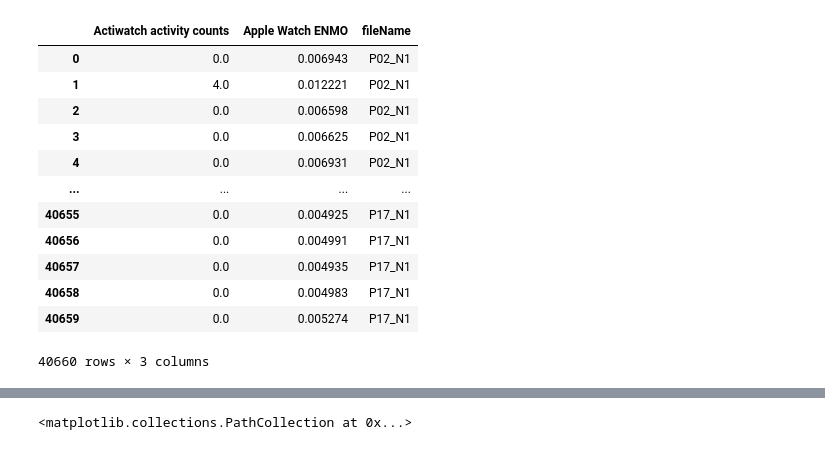
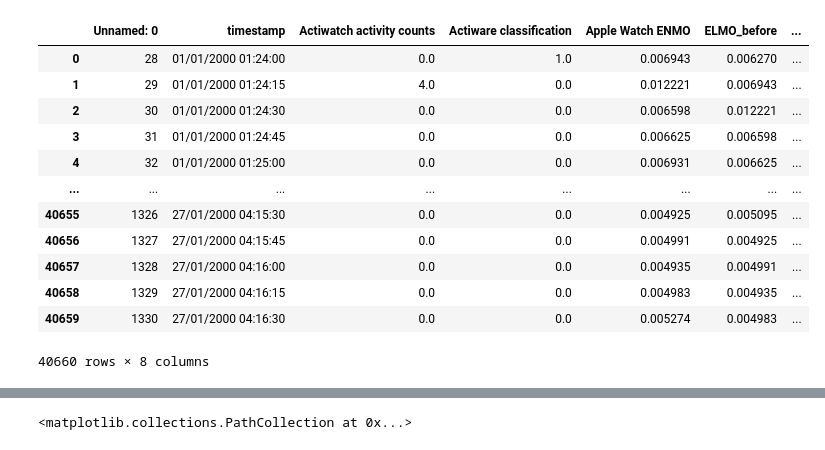
Before and after one commit to nishisandali/IFN646_Project, a Jupyter notebook: alice_work.ipynb, the cells around one changed output, grey strips where cells are left out. Drawn from its saved outputs; the diff is of its cells as text; code cells hidden in the pictures.

```diff
--- a/alice_work.ipynb
+++ b/alice_work.ipynb
@@ -19,22 +19,22 @@ sns.set_theme(style='darkgrid')
 import warnings
 warnings.filterwarnings('ignore')
 # %%
-df_raw = pd.read_csv('derived_data/combined_dataset_2_filter.csv')
-df = df_raw[['Actiwatch activity counts', 'Apple Watch ENMO', 'fileName']]
+df = pd.read_csv('derived_data/combined_dataset_2_filter.csv')
+#df = df_raw[['Actiwatch activity counts', 'Apple Watch ENMO', 'fileName']]
 df
 # %% [output]
-|  | Actiwatch activity counts | Apple Watch ENMO | fileName |
-| 0 | 0.0 | 0.006943 | P02_N1 |
-| 1 | 4.0 | 0.012221 | P02_N1 |
-| 2 | 0.0 | 0.006598 | P02_N1 |
-| 3 | 0.0 | 0.006625 | P02_N1 |
-| 4 | 0.0 | 0.006931 | P02_N1 |
-| ... | ... | ... | ... |
-| 40655 | 0.0 | 0.004925 | P17_N1 |
-| 40656 | 0.0 | 0.004991 | P17_N1 |
-| 40657 | 0.0 | 0.004935 | P17_N1 |
-| 40658 | 0.0 | 0.004983 | P17_N1 |
-| 40659 | 0.0 | 0.005274 | P17_N1 |
+|  | Unnamed: 0 | timestamp | Actiwatch activity counts | Actiware classification | Apple Watch ENMO | ELMO_before | ... |
+| 0 | 28 | 01/01/2000 01:24:00 | 0.0 | 1.0 | 0.006943 | 0.006270 | ... |
+| 1 | 29 | 01/01/2000 01:24:15 | 4.0 | 0.0 | 0.012221 | 0.006943 | ... |
+| 2 | 30 | 01/01/2000 01:24:30 | 0.0 | 0.0 | 0.006598 | 0.012221 | ... |
+| 3 | 31 | 01/01/2000 01:24:45 | 0.0 | 0.0 | 0.006625 | 0.006598 | ... |
+| 4 | 32 | 01/01/2000 01:25:00 | 0.0 | 0.0 | 0.006931 | 0.006625 | ... |
+| ... | ... | ... | ... | ... | ... | ... | ... |
+| 40655 | 1326 | 27/01/2000 04:15:30 | 0.0 | 0.0 | 0.004925 | 0.005095 | ... |
+| 40656 | 1327 | 27/01/2000 04:15:45 | 0.0 | 0.0 | 0.004991 | 0.004925 | ... |
+| 40657 | 1328 | 27/01/2000 04:16:00 | 0.0 | 0.0 | 0.004935 | 0.004991 | ... |
+| 40658 | 1329 | 27/01/2000 04:16:15 | 0.0 | 0.0 | 0.004983 | 0.004935 | ... |
+| 40659 | 1330 | 27/01/2000 04:16:30 | 0.0 | 0.0 | 0.005274 | 0.004983 | ... |
-40660 rows × 3 columns
+40660 rows × 8 columns
 # %%
 df = df.dropna()
```
Also changed, not shown: parts of 69 cells of this notebook, 30 other files.
